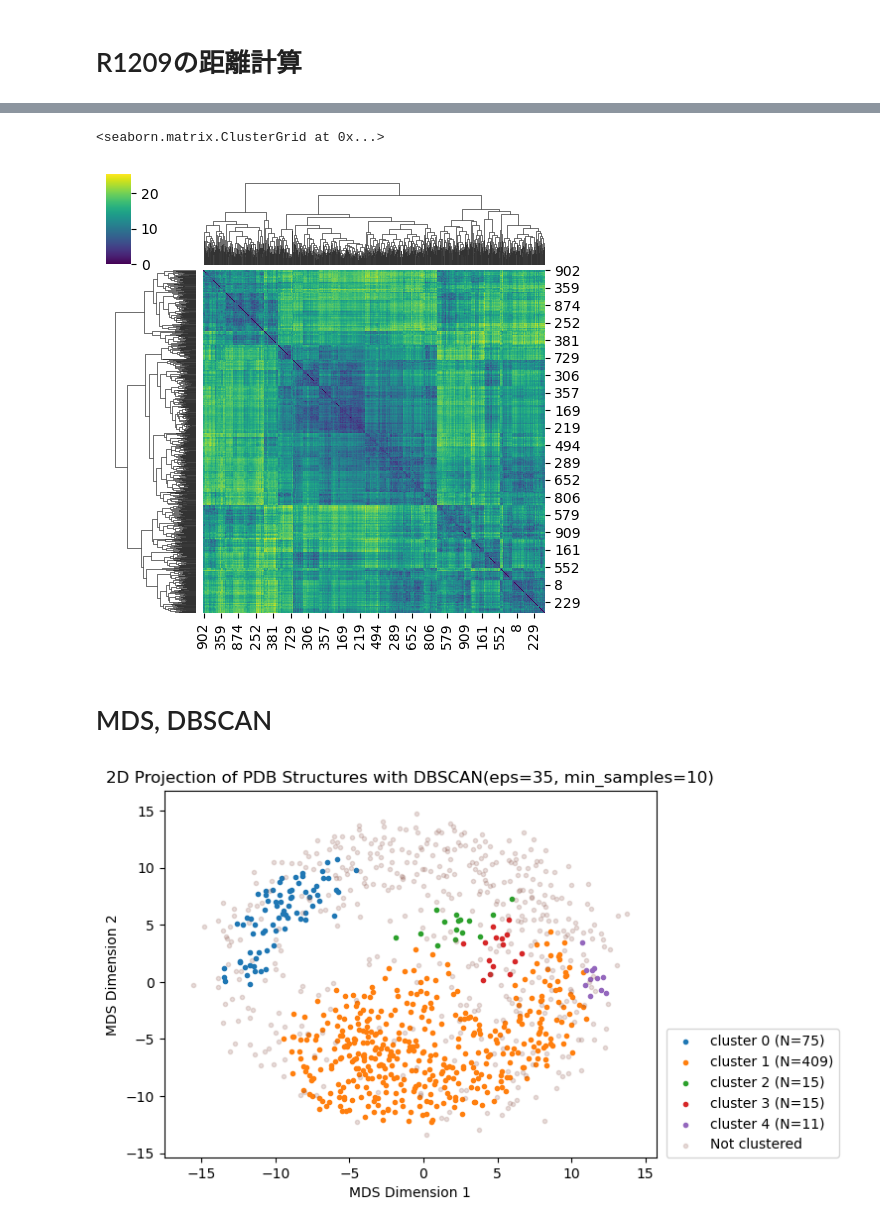
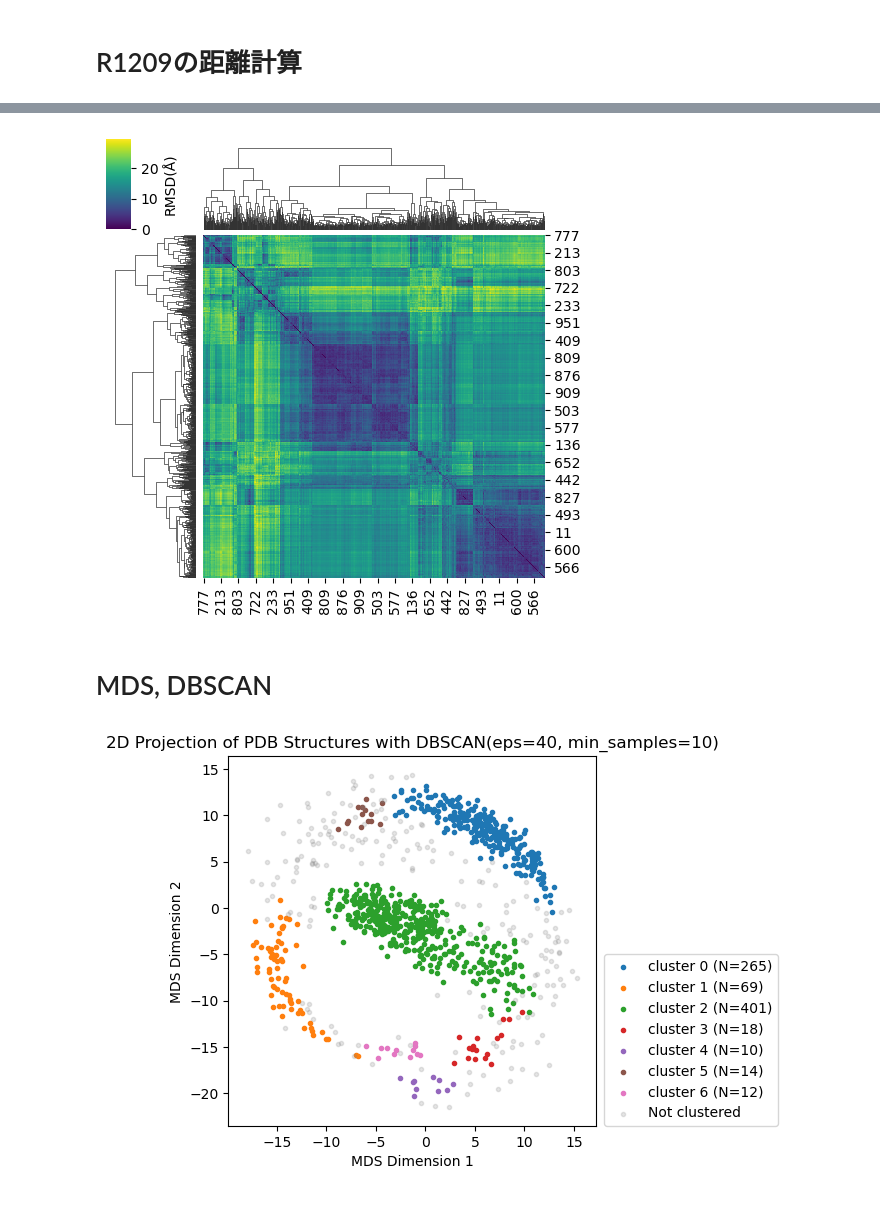
Before and after one commit to Shunsuke-1994/casp16, a Jupyter notebook: notebooks/R1211.ipynb, the cells around one changed output, grey strips where cells are left out. Saved outputs shown, nothing was run; the diff lists cells and outputs as text; code cells hidden in the pictures.

```diff
--- a/notebooks/R1211.ipynb
+++ b/notebooks/R1211.ipynb
@@ -146,8 +168,8 @@ import matplotlib.pyplot as plt
 import numpy as np
 import seaborn as sns
 
-rmsd = np.load("./datasets/casp16/R1209/pdb/rmsd_matrix.npy")
-sns.clustermap(rmsd, cmap="viridis", figsize=(5,5))
+rmsd = np.load(f"{pdb_dir}/rmsd_matrix_sorted_id.npy")
+g = sns.clustermap(rmsd, cmap="viridis", figsize=(5,5), cbar_kws={'label': 'RMSD(Å)', 'aspect': 20})
+# plt.savefig(f"{pdb_dir}/rmsd_clustermap.png", dpi = 300)
 # %% [output]
-<seaborn.matrix.ClusterGrid at 0x...>
-[figure, old version]
+[figure, new version]
@@ -166,25 +182,27 @@ mds = MDS(n_components=2, dissimilarity="precomputed", random_state=42, n_jobs=7
 coords = mds.fit_transform(rmsd)
 # %%
 from sklearn.cluster import DBSCAN
-eps = 35
+eps = 40
 min_samples = 10
 clustering = DBSCAN(eps=eps, min_samples=min_samples).fit(rmsd)
 
 plt.figure()
 for c in set(clustering.labels_):
     if c == -1:
         plt.scatter(coords[clustering.labels_ == c, 0], coords[clustering.labels_ == c, 1], label="Not clustered", marker=".", alpha=0.2)
     else:
         n = sum(clustering.labels_ == c)
         plt.scatter(coords[clustering.labels_ == c, 0], coords[clustering.labels_ == c, 1], label=f"cluster {c} (N={n})", marker=".")
 plt.legend(loc = (1.02,0))
 plt.xlim(min(coords[:, 0])-2, max(coords[:, 0])+2)
 plt.ylim(min(coords[:, 1])-2, max(coords[:, 1])+2)
 
 # plt.colorbar(label=label)
 plt.xlabel('MDS Dimension 1')
 plt.ylabel('MDS Dimension 2')
 plt.title(f'2D Projection of PDB Structures with DBSCAN(eps={eps}, min_samples={min_samples})')
+plt.subplots_adjust(right=0.7)
+plt.savefig(f"{pdb_dir}/rmsd_mds_dbscan.png", dpi = 300)
 plt.show()
 # %% [output]
-[figure, old version]
+[figure, new version]
```
Also changed, not shown: parts of 40 cells of this notebook, 1 other file.
